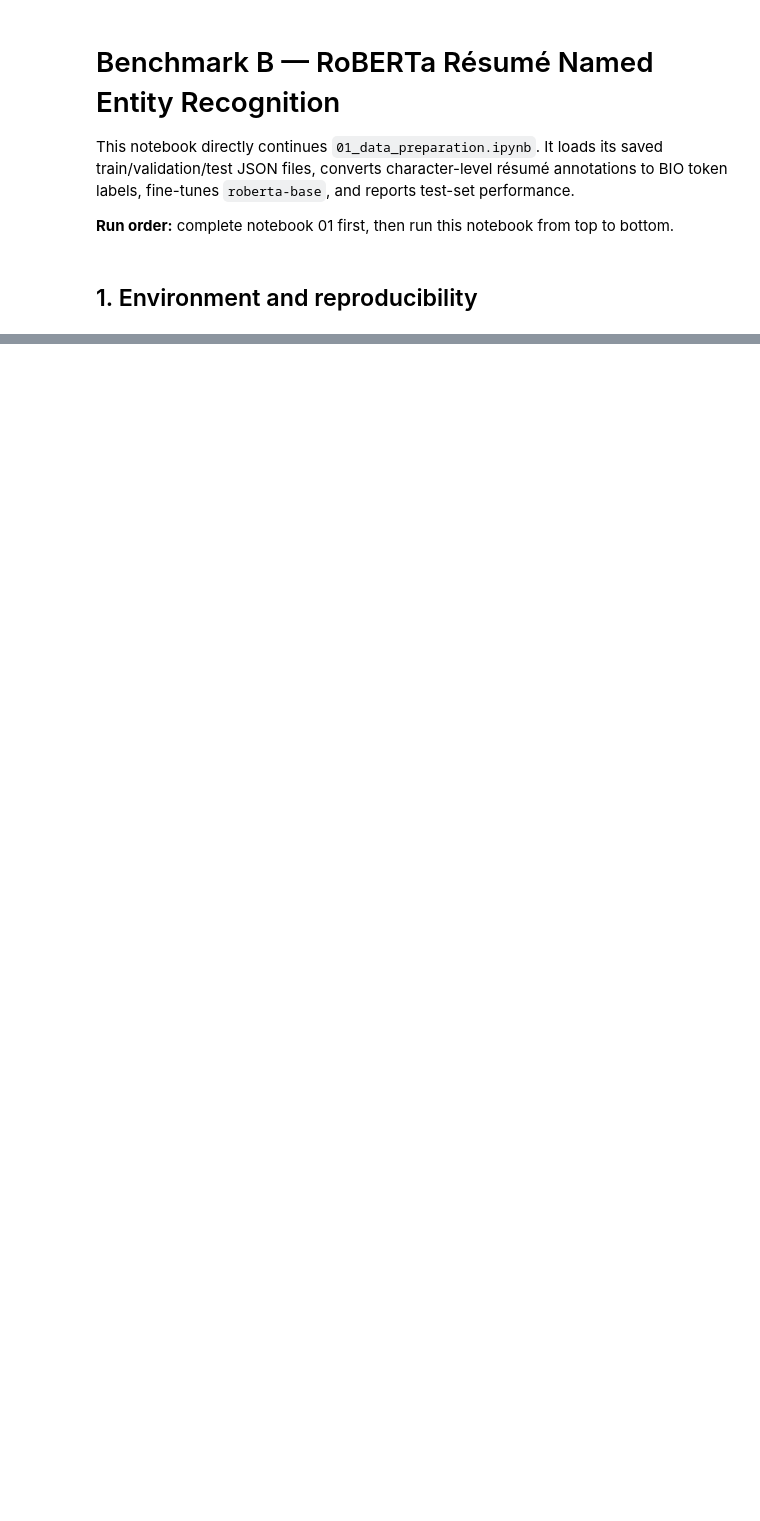
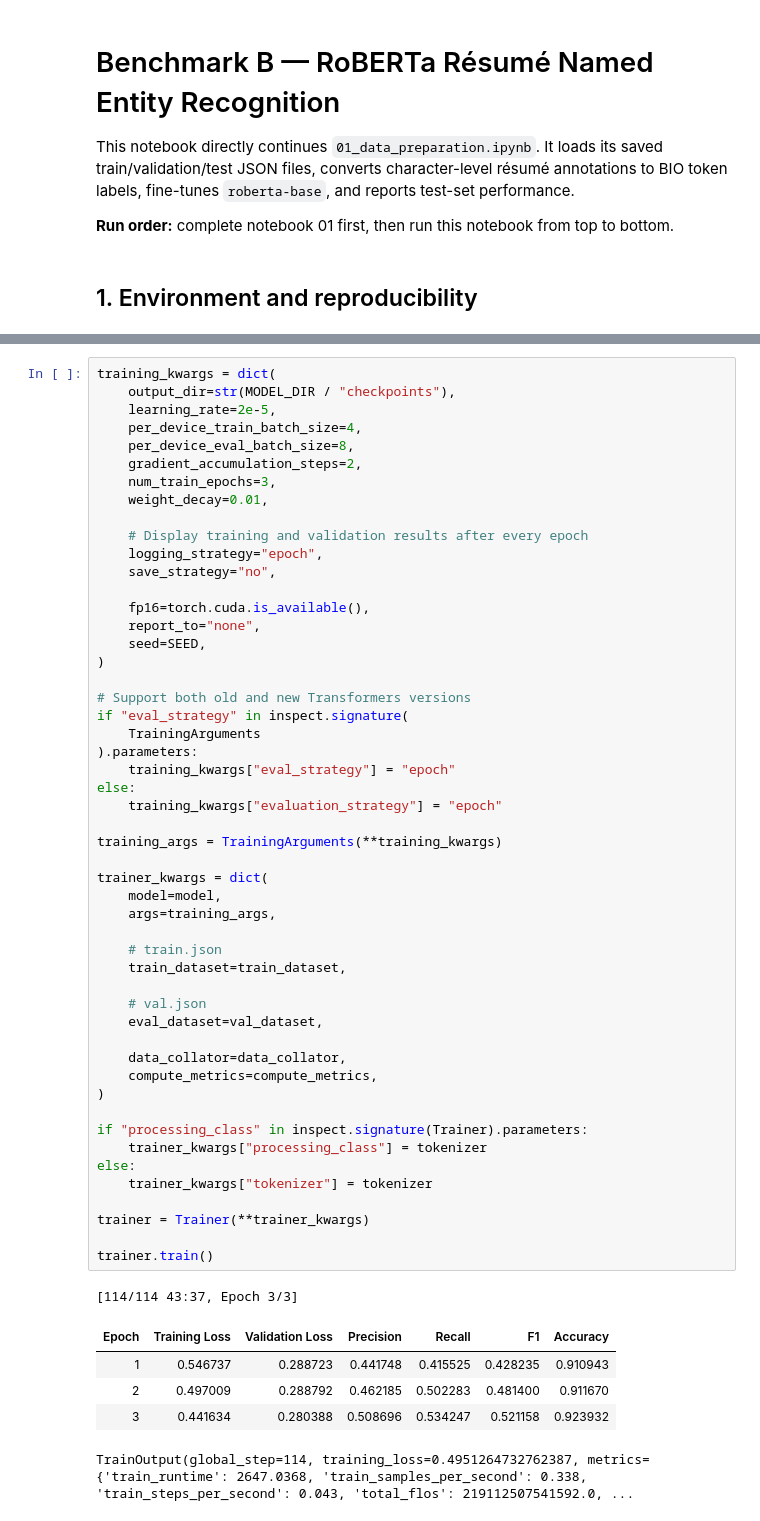
Before and after one commit to TeowKahLe/NLP-Assignment, a Jupyter notebook: notebooks/03_benchmark_b.ipynb, the cells around one changed output, grey strips where cells are left out. Drawn from its saved outputs; the diff is of its cells as text; blank space fills up the shorter version.

```diff
--- a/notebooks/03_benchmark_b.ipynb
+++ b/notebooks/03_benchmark_b.ipynb
@@ -41,0 +237,58 @@ print("PyTorch device:", "cuda" if torch.cuda.is_available() else "cpu")
+# %%
+training_kwargs = dict(
+    output_dir=str(MODEL_DIR / "checkpoints"),
+    learning_rate=2e-5,
+    per_device_train_batch_size=4,
+    per_device_eval_batch_size=8,
+    gradient_accumulation_steps=2,
+    num_train_epochs=3,
+    weight_decay=0.01,
+
+    # Display training and validation results after every epoch
+    logging_strategy="epoch",
+    save_strategy="no",
+
+    fp16=torch.cuda.is_available(),
+    report_to="none",
+    seed=SEED,
+)
+
+# Support both old and new Transformers versions
+if "eval_strategy" in inspect.signature(
+    TrainingArguments
+).parameters:
+    training_kwargs["eval_strategy"] = "epoch"
+else:
+    training_kwargs["evaluation_strategy"] = "epoch"
+
+training_args = TrainingArguments(**training_kwargs)
+
+trainer_kwargs = dict(
+    model=model,
+    args=training_args,
+
+    # train.json
+    train_dataset=train_dataset,
+
+    # val.json
+    eval_dataset=val_dataset,
+
+    data_collator=data_collator,
+    compute_metrics=compute_metrics,
+)
+
+if "processing_class" in inspect.signature(Trainer).parameters:
+    trainer_kwargs["processing_class"] = tokenizer
+else:
+    trainer_kwargs["tokenizer"] = tokenizer
+
+trainer = Trainer(**trainer_kwargs)
+
+trainer.train()
+# %% [output]
+[114/114 43:37, Epoch 3/3]
+| Epoch | Training Loss | Validation Loss | Precision | Recall | F1 | Accuracy |
+| 1 | 0.546737 | 0.288723 | 0.441748 | 0.415525 | 0.428235 | 0.910943 |
+| 2 | 0.497009 | 0.288792 | 0.462185 | 0.502283 | 0.481400 | 0.911670 |
+| 3 | 0.441634 | 0.280388 | 0.508696 | 0.534247 | 0.521158 | 0.923932 |
+TrainOutput(global_step=114, training_loss=0.4951264732762387, metrics={'train_runtime': 2647.0368, 'train_samples_per_second': 0.338, 'train_steps_per_second': 0.043, 'total_flos': 219112507541592.0, ...
```
Also changed, not shown: parts of 15 cells of this notebook.
